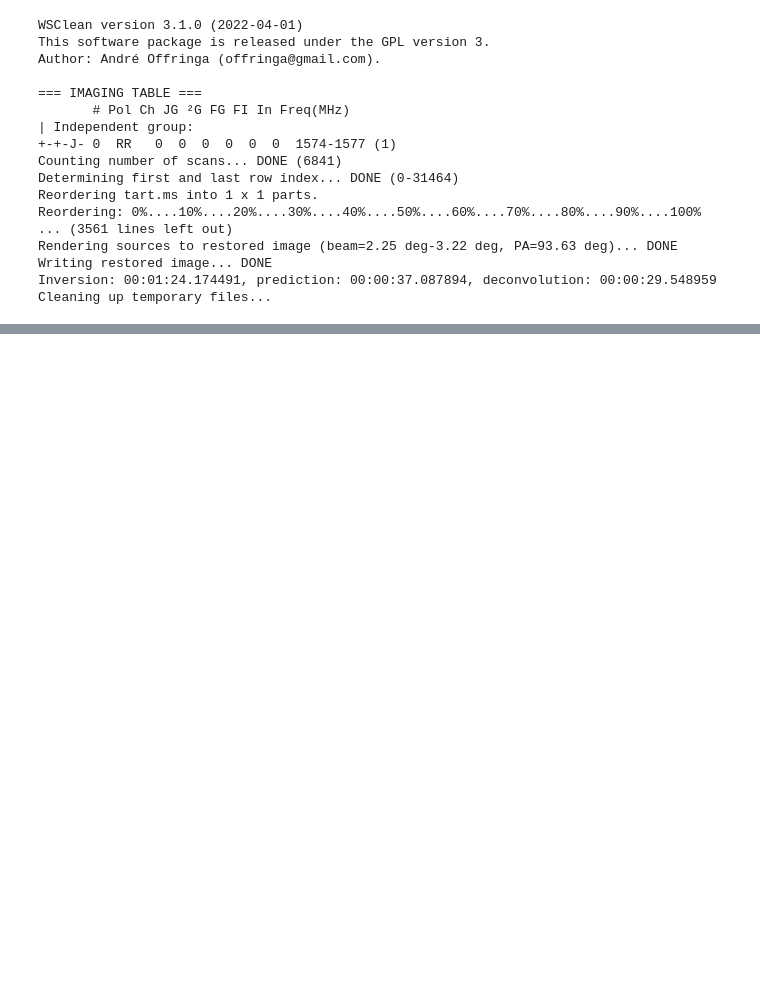
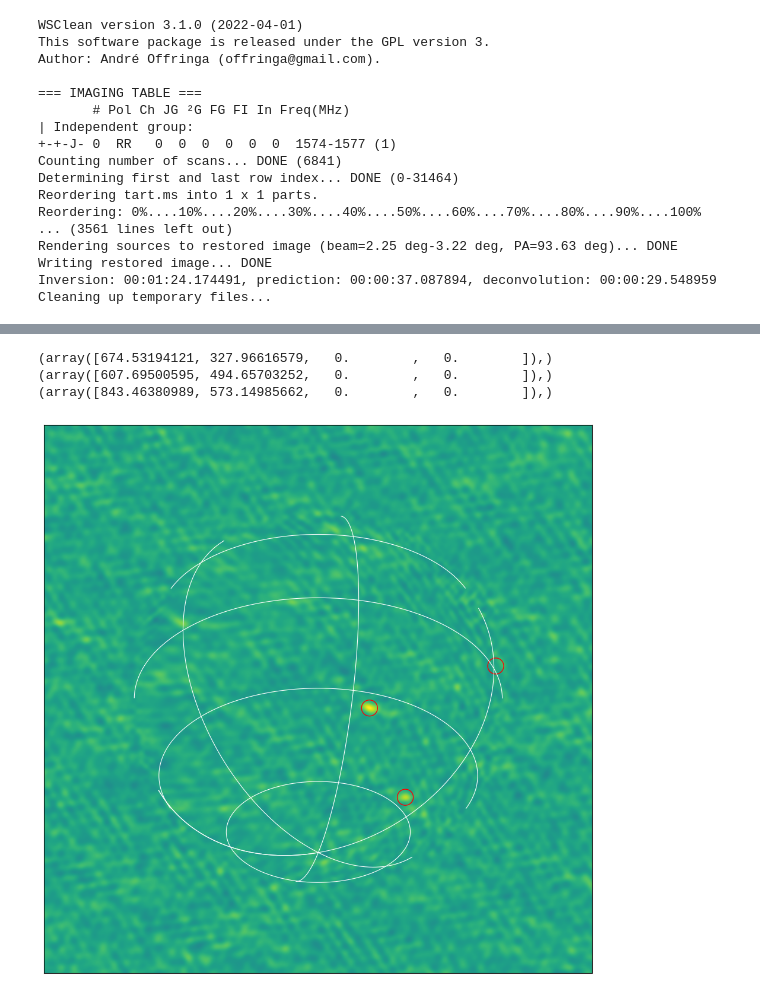
Before and after one commit to tart-telescope/notebooks, a Jupyter notebook: casa_example/casa_reduction_example.ipynb, the cells around one changed output, grey strips where cells are left out. Drawn from its saved outputs; the diff is of its cells as text; code cells hidden in the pictures; blank space fills up the shorter version.

```diff
--- a/casa_example/casa_reduction_example.ipynb
+++ b/casa_example/casa_reduction_example.ipynb
@@ -527,3 +527,34 @@ Rendering sources to restored image (beam=2.25 deg-3.22 deg, PA=93.63 deg)... DO
 Writing restored image... DONE
 Inversion: 00:01:24.174491, prediction: 00:00:37.087894, deconvolution: 00:00:29.548959
 Cleaning up temporary files...
+# %%
+import matplotlib.pyplot as plt
+
+from astropy.wcs import WCS
+from astropy.io import fits
+from astropy.utils.data import get_pkg_data_filename
+import pandas
+
+filename = get_pkg_data_filename(os.path.join(os.path.abspath(""),'imgs_tart','tart_robust_0.5-t0000-image.fits'))
+
+hdu = fits.open(filename)[0]
+wcs = WCS(hdu.header)
+plt.figure(figsize=(12,12))
+axes = plt.subplot(projection=wcs, slices=('x','y',0,0))
+plt.imshow(hdu.data[0,0,:,:],vmax=np.std(hdu.data[0,0,:,:])*10,vmin=-np.std(hdu.data[0,0,:,:])*15, origin='lower')
+plt.grid(color='white', ls='solid')
+plt.xlabel('RA J2000')
+plt.ylabel('Dec J2000')
+tracks = pandas.read_csv("model_sources_50.txt", sep=" ")
+for ra, dec in zip(tracks["ra_d"], tracks["dec_d"]):
+    try:
+        px = wcs.world_to_pixel_values([(float(ra), float(dec), hdu.header["CRVAL3"], hdu.header["CRVAL4"])])
+        if np.isnan(px[0][0]): continue
+        print(px)
+        marker = plt.Circle( (px[0][0] , px[0][1] ), 15, fill=False, edgecolor='red' )
+        axes.set_aspect(1)
+        axes.add_artist(marker)
+    except ValueError:
+        pass
+plt.show()
+# %% [output]
@@ -529,0 +562,4 @@ Cleaning up temporary files...
+(array([674.53194121, 327.96616579,   0.        ,   0.        ]),)
+(array([607.69500595, 494.65703252,   0.        ,   0.        ]),)
+(array([843.46380989, 573.14985662,   0.        ,   0.        ]),)
+[figure, added]
```
Also changed, not shown: parts of 1 cell of this notebook, 1 other file.
